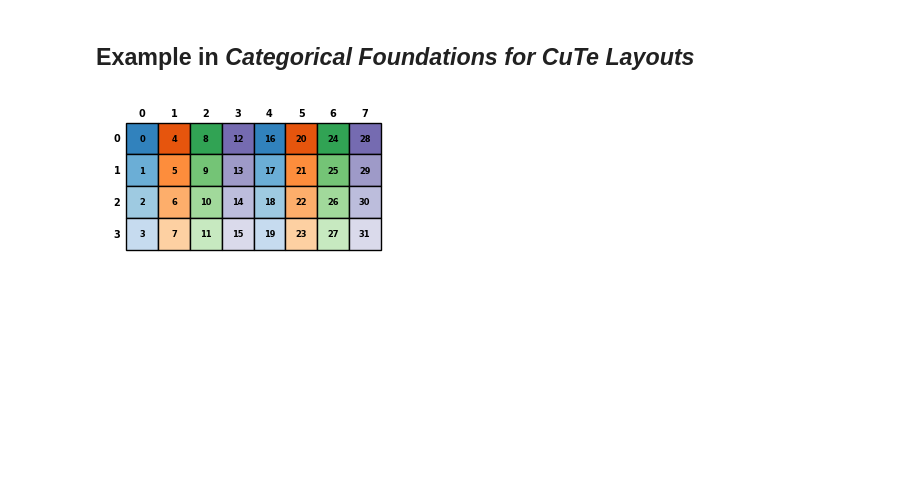
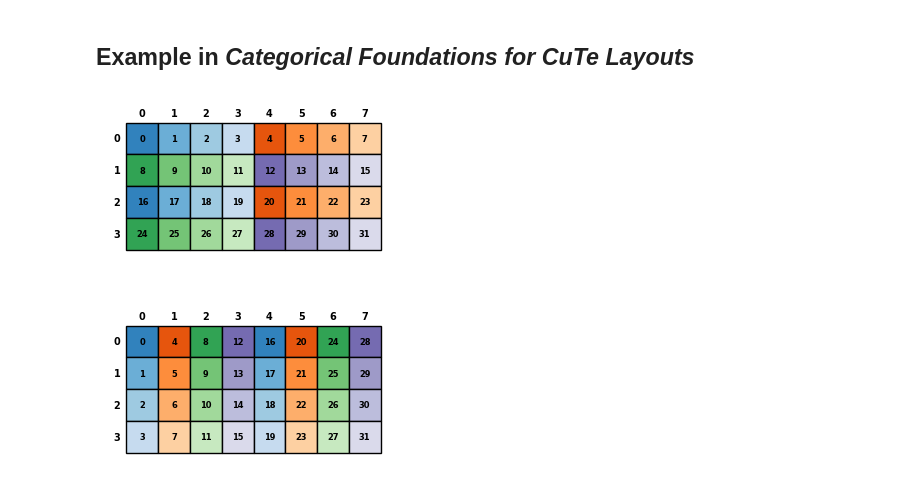
Before and after one commit to w32zhong/simp-intelligence, a Jupyter notebook: simp_intelligence/cute-dsl/hilt.ipynb, the cells around one changed output. Cells and saved outputs as stored; diff of their text form; code cells hidden in the pictures; blank space fills up the shorter version.

```diff
--- a/simp_intelligence/cute-dsl/hilt.ipynb
+++ b/simp_intelligence/cute-dsl/hilt.ipynb
@@ -5,6 +5,10 @@ import hilt.eager.api as cute
 visualize_and_return = lambda layout: (layout, layout.visualize(dpi=50))[0]
 # %% [markdown]
 ## Example in *Categorical Foundations for CuTe Layouts*
+# %%
+L_row = visualize_and_return(cute.make_layout(shape=(4, 8), stride=(8, 1)))
+# %% [output]
+[figure, added]
 # %%
 L_col = visualize_and_return(cute.make_layout(shape=(4, 8), stride=(1, 4)))
 # %% [output]
```
Also changed, not shown: parts of 1 cell of this notebook.
